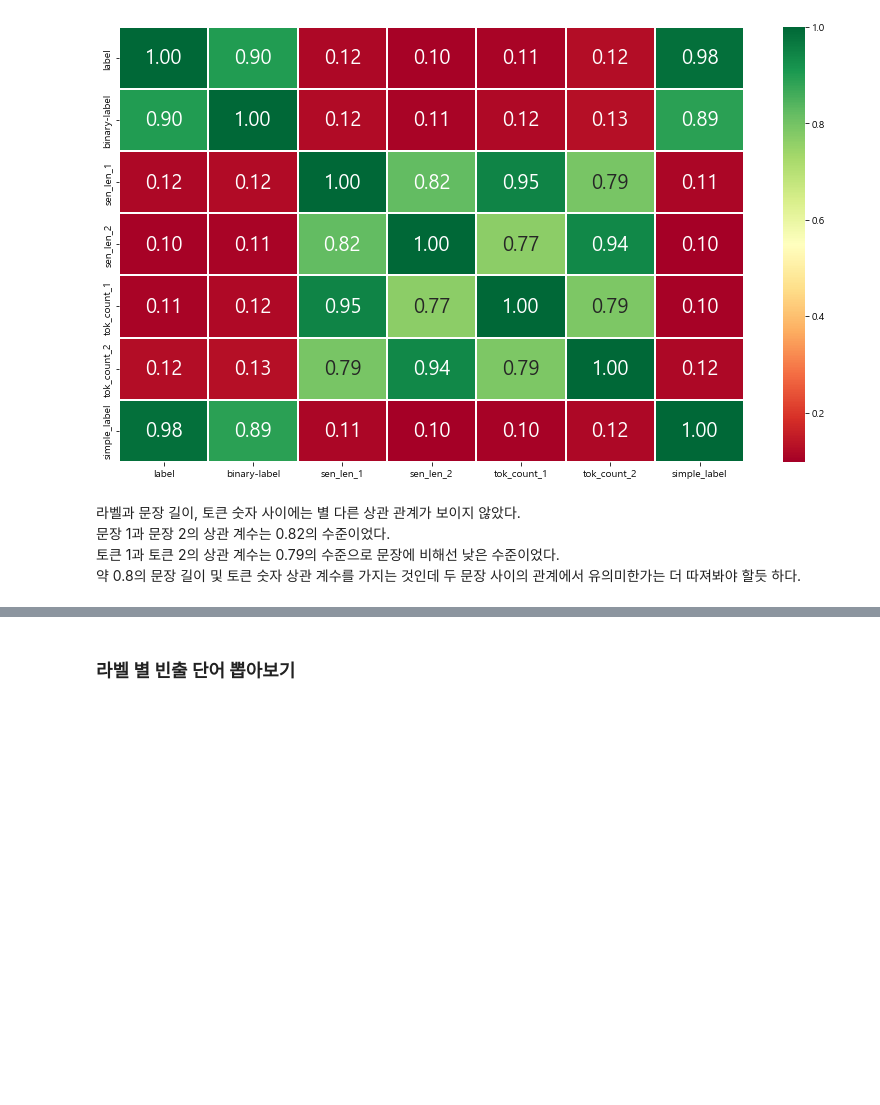
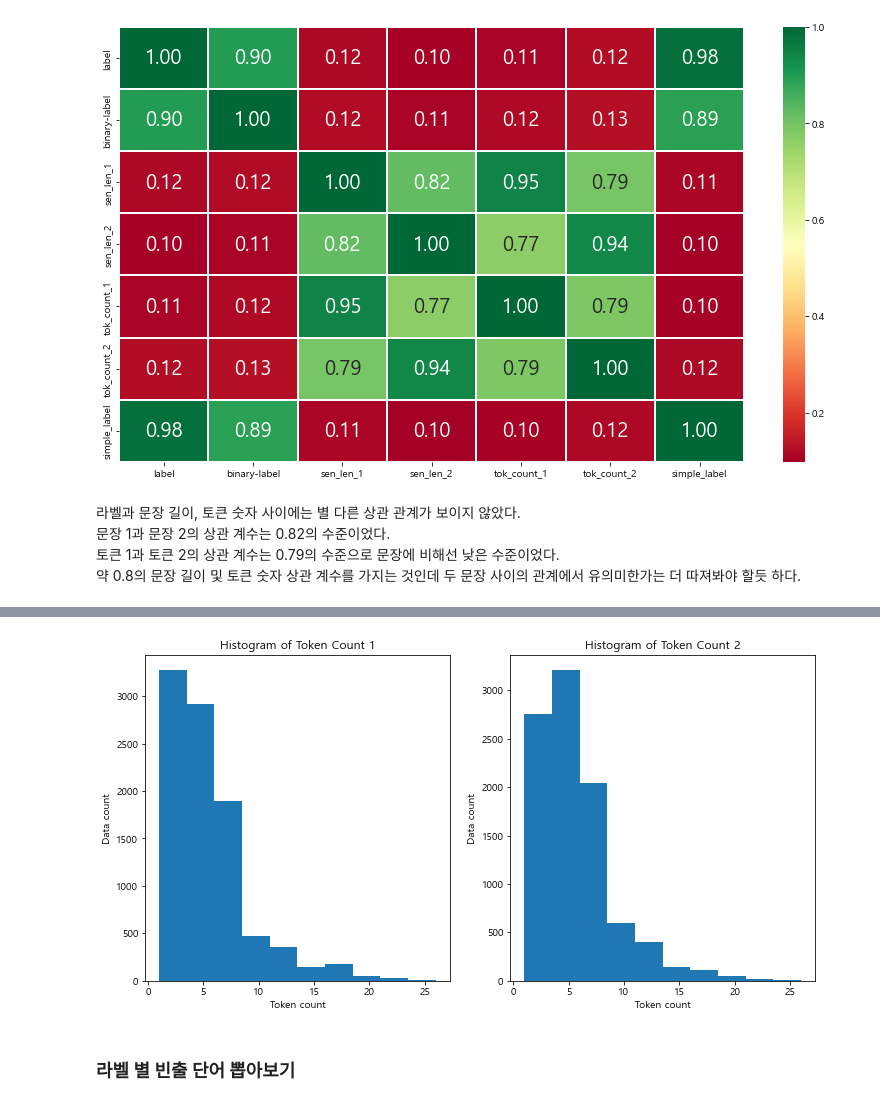
Before and after one commit to boostcampaitech4nlp2/level1_semantictextsimilarity_nlp-level1-nlp-14, a Jupyter notebook: work_indiv/sunghyun/codes/simpler_eda.ipynb, the cells around one changed output, grey strips where cells are left out. Saved outputs shown, nothing was run; the diff lists cells and outputs as text; code cells hidden in the pictures; blank space fills up the shorter version.

```diff
--- a/work_indiv/sunghyun/simpler_eda.ipynb
+++ b/work_indiv/sunghyun/codes/simpler_eda.ipynb
@@ -209,3 +228,20 @@ g=sns.heatmap(train_pd.corr(), cmap='RdYlGn',linewidths=0.2,annot_kws={'size':20
+# %%
+fig = plt.figure(figsize=(12,6))
+ax1 = fig.add_subplot(121)
+ax1 = train_pd['tok_count_1'].plot.hist()
+ax1.set_title("Histogram of Token Count 1")
+ax1.set_ylabel("Data count")
+ax1.set_xlabel("Token count")
+
+ax1 = fig.add_subplot(122)
+ax1 = train_pd['tok_count_2'].plot.hist()
+ax1.set_title("Histogram of Token Count 2")
+ax1.set_ylabel("Data count")
+ax1.set_xlabel("Token count")
+
+plt.show()
+# %% [output]
+[figure, added]
 # %% [markdown]
 ### 라벨 별 빈출 단어 뽑아보기
 # %% [markdown]
```
Also changed, not shown: parts of 3 cells of this notebook.
